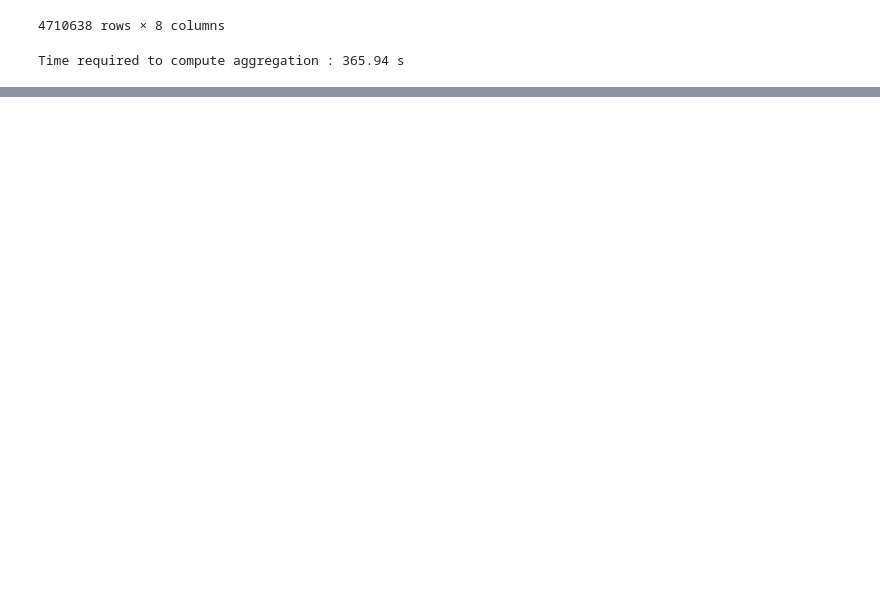
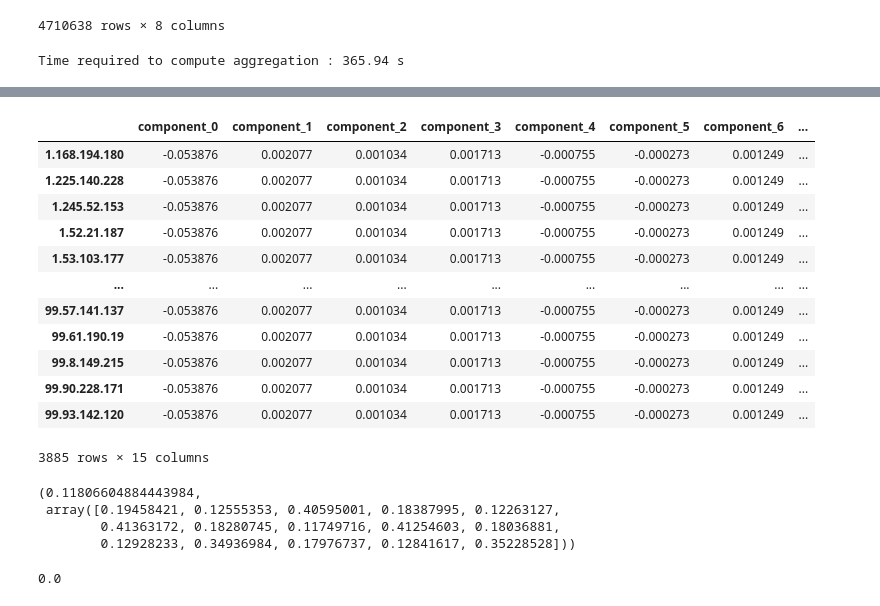
Before and after one commit to mgendr/CTU_13_Supervision_Des_Systemes, a Jupyter notebook: KGB.ipynb, the cells around one changed output, grey strips where cells are left out. Drawn from its saved outputs; the diff is of its cells as text; code cells hidden in the pictures; blank space fills up the shorter version.

```diff
--- a/KGB.ipynb
+++ b/KGB.ipynb
@@ -104,0 +200,72 @@ Time required to compute aggregation : 365.94 s
+# %%
+def compute_pca_over_vector(df, drop_limit = 10**-6):
+
+    pca = PCA()
+    new_flows = pca.fit_transform(df)
+
+    cov_matrix= pca.get_covariance()
+
+    eigen_values_vectors = []
+    for i, eigenvector in enumerate(pca.components_):
+
+        eigen_value = np.dot(eigenvector.T, np.dot(cov_matrix, eigenvector))
+
+        eigen_values_vectors.append((eigen_value,eigenvector))
+        if eigen_value <  drop_limit :
+            break
+
+    new_df = pd.DataFrame(new_flows[:,:i+1],columns = [f"component_{j}" for j in range(i+1)])
+    new_df.set_index(df.index, drop = True, inplace = True)
+
+
+    return new_df, eigen_values_vectors
+
+
+new_components, eigen_values_vectors,  = compute_pca_over_vector(context)
+new_components
+# %% [output]
+|  | component_0 | component_1 | component_2 | component_3 | component_4 | component_5 | component_6 | ... |
+| 1.168.194.180 | -0.053876 | 0.002077 | 0.001034 | 0.001713 | -0.000755 | -0.000273 | 0.001249 | ... |
+| 1.225.140.228 | -0.053876 | 0.002077 | 0.001034 | 0.001713 | -0.000755 | -0.000273 | 0.001249 | ... |
+| 1.245.52.153 | -0.053876 | 0.002077 | 0.001034 | 0.001713 | -0.000755 | -0.000273 | 0.001249 | ... |
+| 1.52.21.187 | -0.053876 | 0.002077 | 0.001034 | 0.001713 | -0.000755 | -0.000273 | 0.001249 | ... |
+| 1.53.103.177 | -0.053876 | 0.002077 | 0.001034 | 0.001713 | -0.000755 | -0.000273 | 0.001249 | ... |
+| ... | ... | ... | ... | ... | ... | ... | ... | ... |
+| 99.57.141.137 | -0.053876 | 0.002077 | 0.001034 | 0.001713 | -0.000755 | -0.000273 | 0.001249 | ... |
+| 99.61.190.19 | -0.053876 | 0.002077 | 0.001034 | 0.001713 | -0.000755 | -0.000273 | 0.001249 | ... |
+| 99.8.149.215 | -0.053876 | 0.002077 | 0.001034 | 0.001713 | -0.000755 | -0.000273 | 0.001249 | ... |
+| 99.90.228.171 | -0.053876 | 0.002077 | 0.001034 | 0.001713 | -0.000755 | -0.000273 | 0.001249 | ... |
+| 99.93.142.120 | -0.053876 | 0.002077 | 0.001034 | 0.001713 | -0.000755 | -0.000273 | 0.001249 | ... |
+3885 rows × 15 columns
+# %%
+eigen_values_vectors[0]
+# %% [output]
+(0.11806604884443984,
+ array([0.19458421, 0.12555353, 0.40595001, 0.18387995, 0.12263127,
+        0.41363172, 0.18280745, 0.11749716, 0.41254603, 0.18036881,
+        0.12928233, 0.34936984, 0.17976737, 0.12841617, 0.35228528]))
+# %%
+def compute_anomaly_score(row, eigen, major_components = True,k=1):
+
+    if major_components :
+        end = k
+        start = 1
+    else :
+        end = len(row)
+        start = k+1
+
+    value_sum = 0
+    for j in range(start,end+1) :
+        e_val, e_vec = eigen[j-1]
+        #print(row.values)
+        #print()
+        val = np.dot(e_vec,np.array(row.values))
+
+        val/=e_val
+        val=val**2
+        value_sum+=val
+
+    return value_sum
+compute_anomaly_score(context.iloc[0], eigen_values_vectors,major_components = False)
+# %% [output]
+0.0
```
Also changed, not shown: parts of 14 cells of this notebook.
